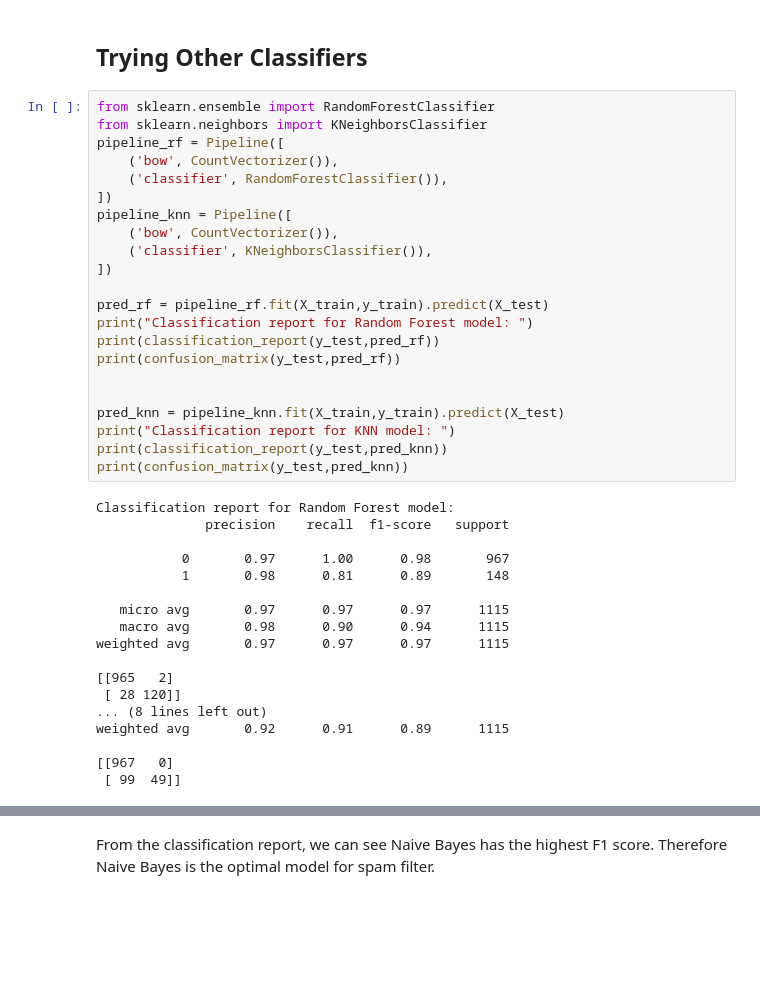
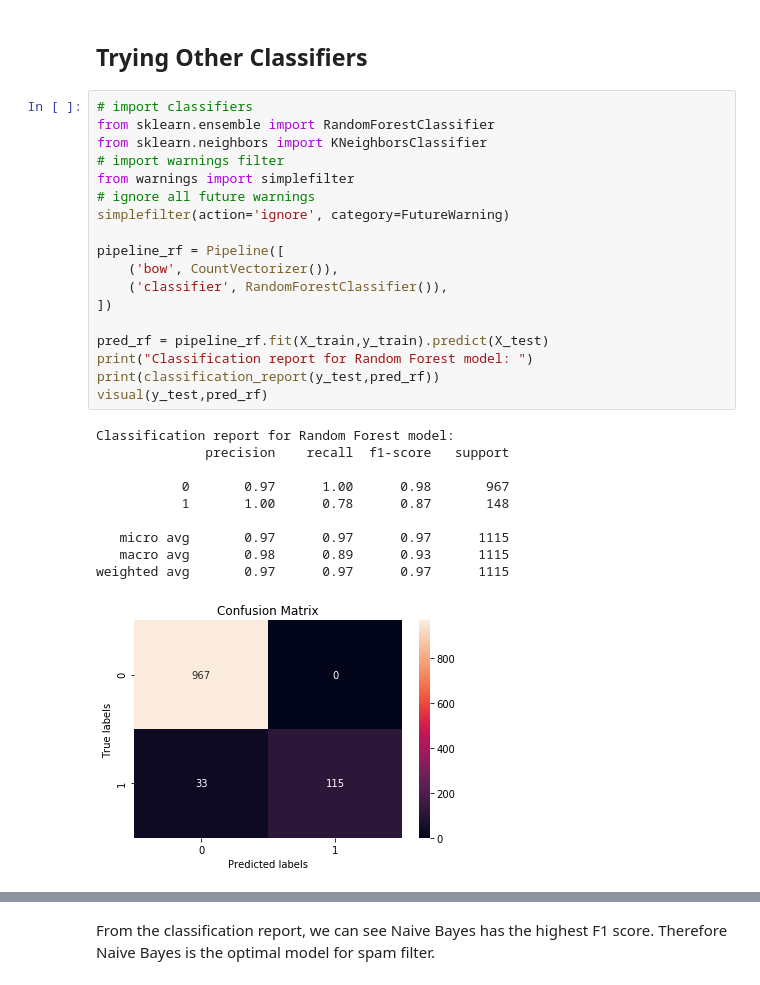
Before and after one commit to definitelymeng/Machine-Learning, a Jupyter notebook: Spam_Filter/spam_filter.ipynb, the cells around one changed output, grey strips where cells are left out. Drawn from its saved outputs; the diff is of its cells as text; blank space fills up the shorter version.

```diff
--- a/Spam_Filter/spam_filter.ipynb
+++ b/Spam_Filter/spam_filter.ipynb
@@ -148,42 +153,31 @@ weighted avg       0.99      0.99      0.99      1115
 # %% [markdown]
 ## Trying Other Classifiers
 # %%
+# import classifiers
 from sklearn.ensemble import RandomForestClassifier
 from sklearn.neighbors import KNeighborsClassifier
+# import warnings filter
+from warnings import simplefilter
+# ignore all future warnings
+simplefilter(action='ignore', category=FutureWarning)
+
 pipeline_rf = Pipeline([
     ('bow', CountVectorizer()),
     ('classifier', RandomForestClassifier()),
-])
-pipeline_knn = Pipeline([
-    ('bow', CountVectorizer()),
-    ('classifier', KNeighborsClassifier()),
 ])
 
 pred_rf = pipeline_rf.fit(X_train,y_train).predict(X_test)
 print("Classification report for Random Forest model: ")
 print(classification_report(y_test,pred_rf))
-print(confusion_matrix(y_test,pred_rf))
-
-
-pred_knn = pipeline_knn.fit(X_train,y_train).predict(X_test)
-print("Classification report for KNN model: ")
-print(classification_report(y_test,pred_knn))
-print(confusion_matrix(y_test,pred_knn))
+visual(y_test,pred_rf)
 # %% [output]
 Classification report for Random Forest model:
               precision    recall  f1-score   support
 
            0       0.97      1.00      0.98       967
-           1       0.98      0.81      0.89       148
+           1       1.00      0.78      0.87       148
 
    micro avg       0.97      0.97      0.97      1115
-   macro avg       0.98      0.90      0.94      1115
+   macro avg       0.98      0.89      0.93      1115
 weighted avg       0.97      0.97      0.97      1115
-
-[[965   2]
- [ 28 120]]
-... (8 lines left out)
-weighted avg       0.92      0.91      0.89      1115
-
-[[967   0]
- [ 99  49]]
+[figure, added]
```
Also changed, not shown: parts of 4 cells of this notebook.
